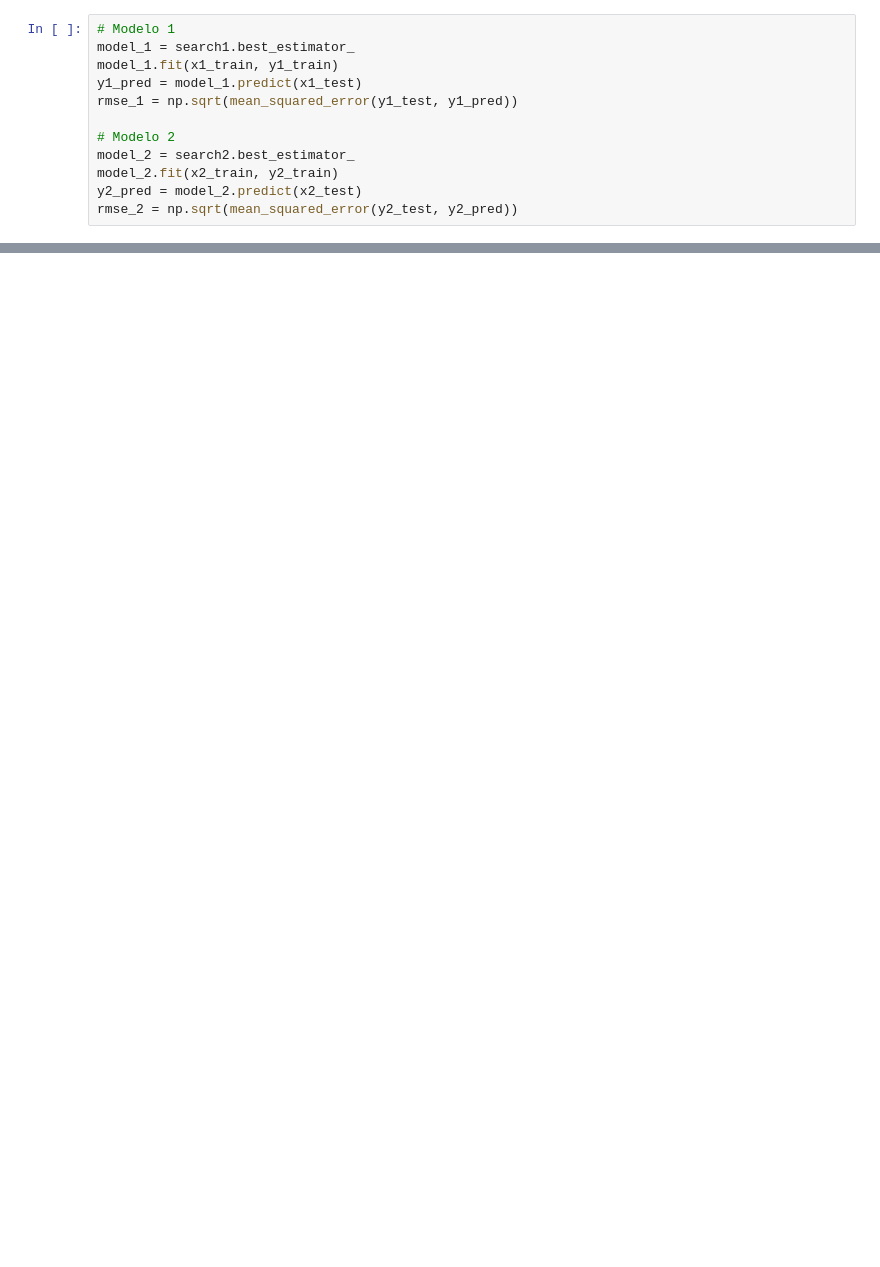
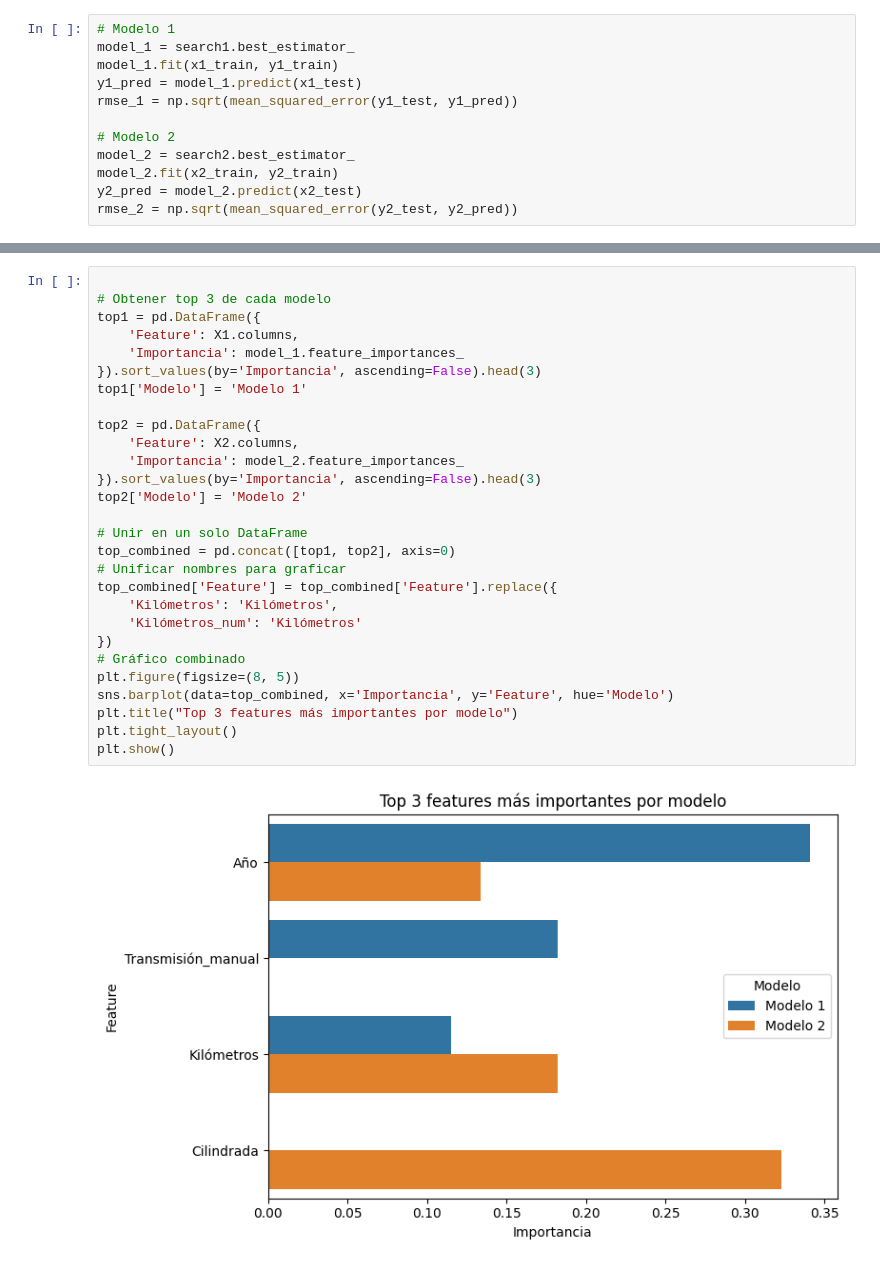
Before and after one commit to Sdomato/Proyecto-final-ML, a Jupyter notebook: entrenamientos_df_intermedio/randomforest.ipynb, the cells around one changed output, grey strips where cells are left out. Saved outputs shown, nothing was run; the diff lists cells and outputs as text; blank space fills up the shorter version.

```diff
--- a/entrenamientos_df_intermedio/randomforest.ipynb
+++ b/entrenamientos_df_intermedio/randomforest.ipynb
@@ -146,0 +147,30 @@ plt.show()
+# %%
+
+# Obtener top 3 de cada modelo
+top1 = pd.DataFrame({
+    'Feature': X1.columns,
+    'Importancia': model_1.feature_importances_
+}).sort_values(by='Importancia', ascending=False).head(3)
+top1['Modelo'] = 'Modelo 1'
+
+top2 = pd.DataFrame({
+    'Feature': X2.columns,
+    'Importancia': model_2.feature_importances_
+}).sort_values(by='Importancia', ascending=False).head(3)
+top2['Modelo'] = 'Modelo 2'
+
+# Unir en un solo DataFrame
+top_combined = pd.concat([top1, top2], axis=0)
+# Unificar nombres para graficar
+top_combined['Feature'] = top_combined['Feature'].replace({
+    'Kilómetros': 'Kilómetros',
+    'Kilómetros_num': 'Kilómetros'
+})
+# Gráfico combinado
+plt.figure(figsize=(8, 5))
+sns.barplot(data=top_combined, x='Importancia', y='Feature', hue='Modelo')
+plt.title("Top 3 features más importantes por modelo")
+plt.tight_layout()
+plt.show()
+# %% [output]
+[figure, added]
```
Also changed, not shown: parts of 5 cells of this notebook, 2 other files.
